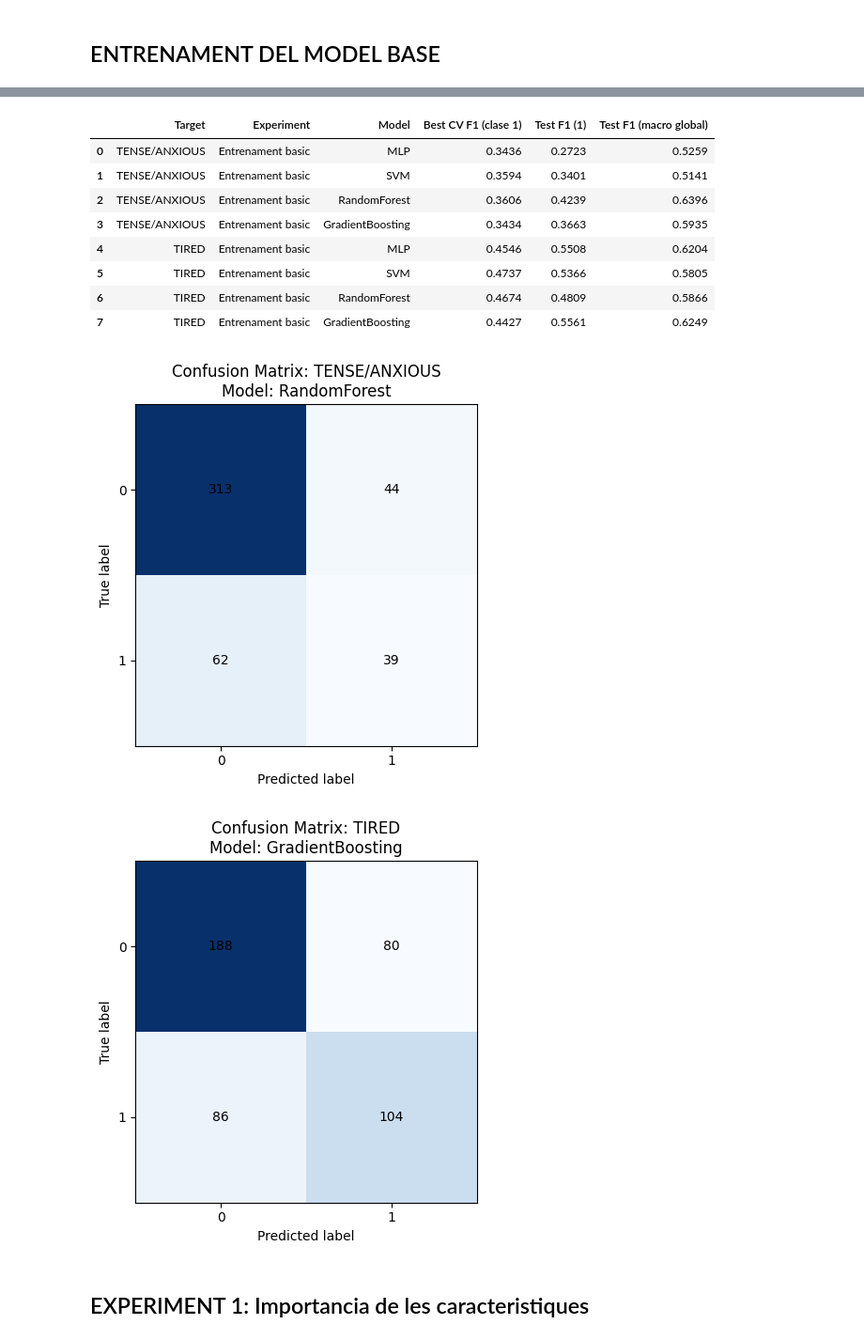
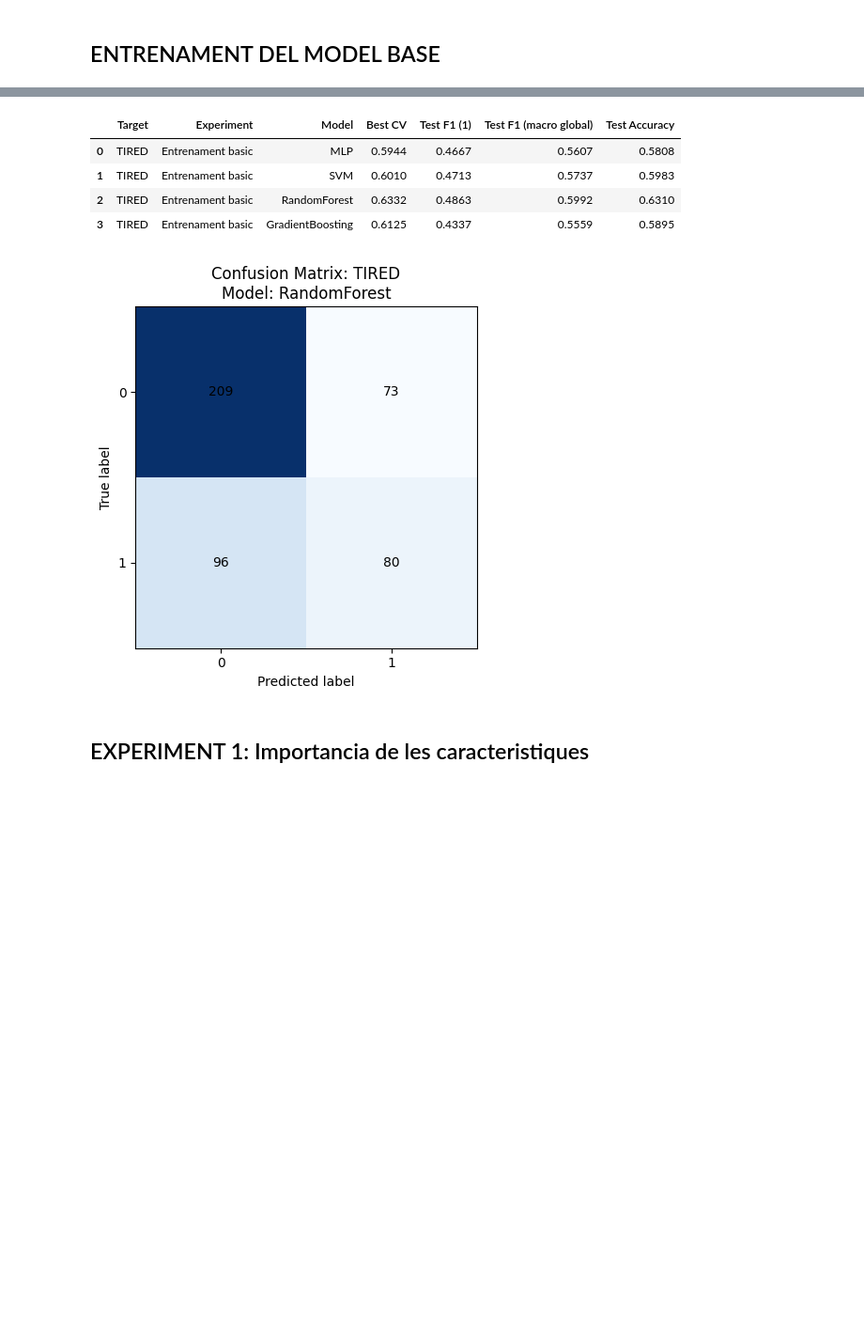
Before and after one commit to RogerDuran808/AI-Health-Assistant, a Jupyter notebook: notebooks/03_LifeSnaps_Preprocessing_Experiments.ipynb, the cells around one changed output, grey strips where cells are left out. Shown at 94% size. Drawn from its saved outputs; the diff is of its cells as text; code cells hidden in the pictures; blank space fills up the shorter version.

```diff
--- a/notebooks/03_LifeSnaps_Preprocessing_Experiments.ipynb
+++ b/notebooks/03_LifeSnaps_Preprocessing_Experiments.ipynb
@@ -68,22 +68,14 @@ Col. categoriques (3):
 ### Train / Test Split
 # %%
 # Estratifiquem respecte un dels targets per tal d'assegurar el bon split
-train_idx, test_idx = train_test_split(df_complete.index,test_size=0.20, random_state=42,stratify=y_tense)
+X_train, X_test, y_train, y_test = train_test_split(X, y, test_size=0.20, random_state=42, stratify=y)
 
-X_train, X_test = X.loc[train_idx], X.loc[test_idx]
-
-y_tense_train, y_tense_test = y_tense.loc[train_idx], y_tense.loc[test_idx]
-
-y_tired_train, y_tired_test = y_tired.loc[train_idx], y_tired.loc[test_idx]
 
 print(f"\nTrain shape: {X_train.shape}")
 print(f"Test shape: {X_test.shape}")
 print('\n','--'*50)
-print(f"\nDistribució train:\n{y_tense_train.value_counts(normalize=True)}")
-print(f"\nDistribució test:\n{y_tense_test.value_counts(normalize=True)}")
-print('\n','--'*50)
-print(f"\nDistribució train:\n{y_tired_train.value_counts(normalize=True)}")
-print(f"\nDistribució test:\n{y_tired_test.value_counts(normalize=True)}")
+print(f"\nDistribució train:\n{y_train.value_counts(normalize=True)}")
+print(f"\nDistribució test:\n{y_test.value_counts(normalize=True)}")
 # %% [output]
 Train shape: (1832, 23)
 Test shape: (458, 23)
@@ -241,54 +210,45 @@ GradientBoosting     | Best CV F1(cl1): 0.4427 | Test F1(cl1): 0.5561
 # Convertim en un DataFrame
 base_results_df = pd.DataFrame(base_results)
 
-display_cols = ["Target","Experiment","Model","Best CV F1 (clase 1)","Test F1 (1)","Test F1 (macro global)"]
+display_cols = ["Target","Experiment","Model","Best CV","Test F1 (1)","Test F1 (macro global)","Test Accuracy"]
 
 display(base_results_df[display_cols].round(4))
 # %% [output]
-|  | Target | Experiment | Model | Best CV F1 (clase 1) | Test F1 (1) | Test F1 (macro global) |
-| 0 | TENSE/ANXIOUS | Entrenament basic | MLP | 0.3436 | 0.2723 | 0.5259 |
-| 1 | TENSE/ANXIOUS | Entrenament basic | SVM | 0.3594 | 0.3401 | 0.5141 |
-| 2 | TENSE/ANXIOUS | Entrenament basic | RandomForest | 0.3606 | 0.4239 | 0.6396 |
-| 3 | TENSE/ANXIOUS | Entrenament basic | GradientBoosting | 0.3434 | 0.3663 | 0.5935 |
-| 4 | TIRED | Entrenament basic | MLP | 0.4546 | 0.5508 | 0.6204 |
-| 5 | TIRED | Entrenament basic | SVM | 0.4737 | 0.5366 | 0.5805 |
-| 6 | TIRED | Entrenament basic | RandomForest | 0.4674 | 0.4809 | 0.5866 |
-| 7 | TIRED | Entrenament basic | GradientBoosting | 0.4427 | 0.5561 | 0.6249 |
+|  | Target | Experiment | Model | Best CV | Test F1 (1) | Test F1 (macro global) | Test Accuracy |
+| 0 | TIRED | Entrenament basic | MLP | 0.5944 | 0.4667 | 0.5607 | 0.5808 |
+| 1 | TIRED | Entrenament basic | SVM | 0.6010 | 0.4713 | 0.5737 | 0.5983 |
+| 2 | TIRED | Entrenament basic | RandomForest | 0.6332 | 0.4863 | 0.5992 | 0.6310 |
+| 3 | TIRED | Entrenament basic | GradientBoosting | 0.6125 | 0.4337 | 0.5559 | 0.5895 |
 # %%
 
+best_acc = base_results_df["Test F1 (1)"].idxmax()
 
-for target, y_test in TARGETS_TEST.items():
-    # Seleccionem els millor model segons f1 de la classe 1
-    df_t = base_results_df[base_results_df["Target"] == target]
-    best_f1 = df_t["Test F1 (1)"].idxmax()
+best_model_name = base_results_df.loc[best_acc, "Model"]
+best_model = base_models[best_model_name]
 
-    best_model_name = df_t.loc[best_f1, "Model"]
-    best_model = base_models[target][best_model_name]
+# Predict and compute confusion matrix
+y_pred = best_model.predict(X_test)
+cm = confusion_matrix(y_test, y_pred)
 
-    # Predict and compute confusion matrix
-    y_pred = best_model.predict(X_test)
-    cm = confusion_matrix(y_test, y_pred)
+# Plot confusion matrix
+fig = plt.figure()
+plt.imshow(cm, interpolation='nearest', cmap='Blues')
+plt.title(f"Confusion Matrix: {TARGET}\nModel: {best_model_name}")
+plt.xlabel("Predicted label")
+plt.ylabel("True label")
+tick_marks = [0, 1]
+plt.xticks(tick_marks, tick_marks)
+plt.yticks(tick_marks, tick_marks)
 
-    # Plot confusion matrix
-    fig = plt.figure()
-    plt.imshow(cm, interpolation='nearest', cmap='Blues')
-    plt.title(f"Confusion Matrix: {target}\nModel: {best_model_name}")
-    plt.xlabel("Predicted label")
-    plt.ylabel("True label")
-    tick_marks = [0, 1]
-    plt.xticks(tick_marks, tick_marks)
-    plt.yticks(tick_marks, tick_marks)
+# Annotate each cell with the count
+for i in range(cm.shape[0]):
+    for j in range(cm.shape[1]):
+        plt.text(j, i, cm[i, j], ha="center", va="center")
 
-    # Annotate each cell with the count
-    for i in range(cm.shape[0]):
-        for j in range(cm.shape[1]):
-            plt.text(j, i, cm[i, j], ha="center", va="center")
-
-    plt.tight_layout()
-    plt.show()
+plt.tight_layout()
+plt.show()
 # %% [output]
-[figure, old version]
+[figure, new version]
-[figure, removed]
 # %% [markdown]
 ## EXPERIMENT 1: Importancia de les caracteristiques
 # %% [markdown]
```
Also changed, not shown: parts of 28 cells of this notebook, 7 other files.
